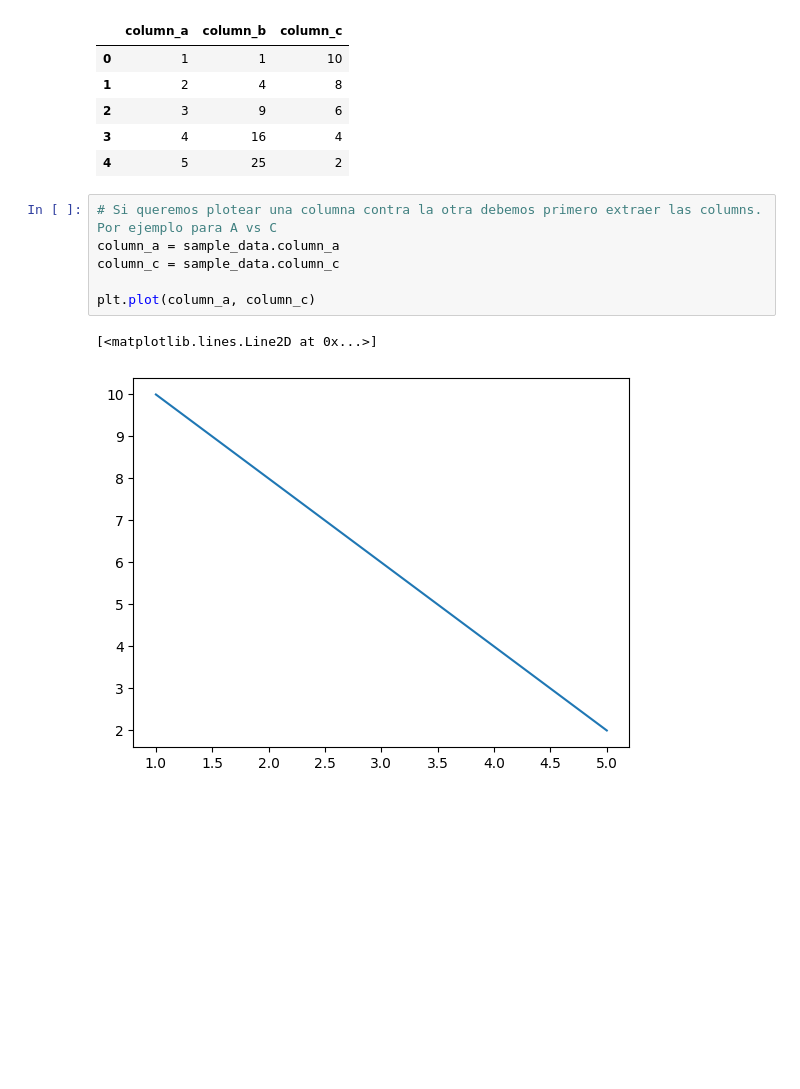
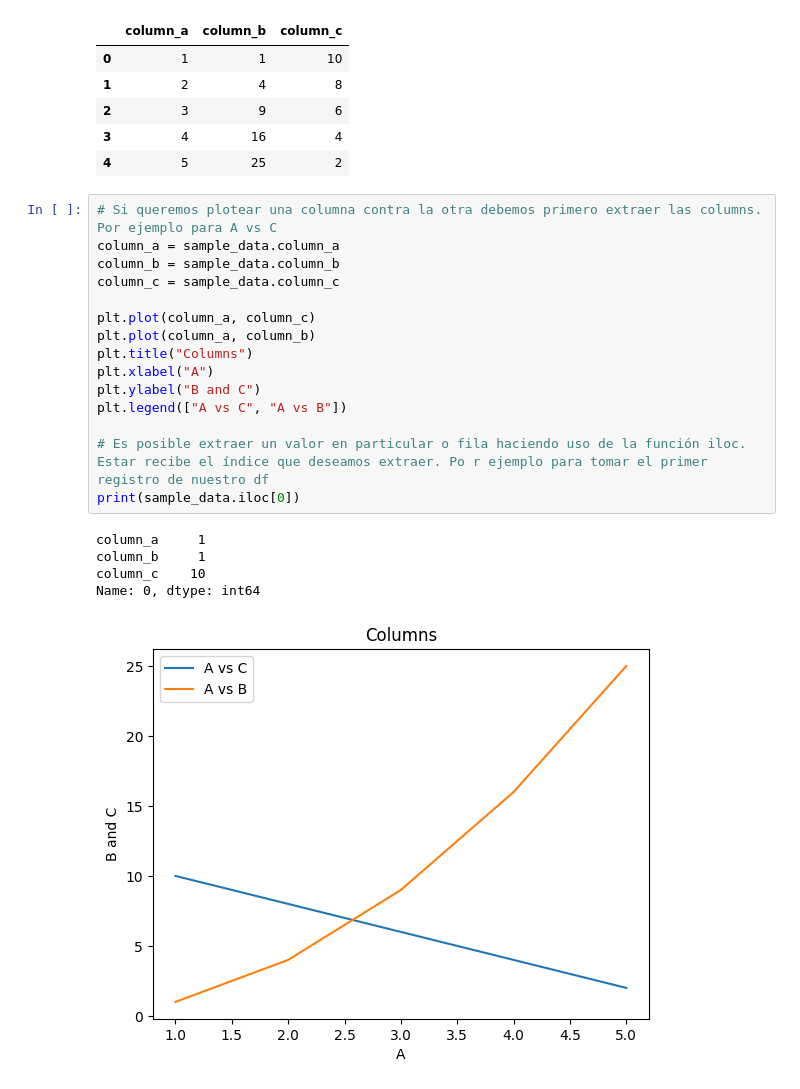
Before and after one commit to Joscord/matplotlib-tutorial, a Jupyter notebook: script.ipynb, the cells around one changed output. Drawn from its saved outputs; the diff is of its cells as text; blank space fills up the shorter version.

Commit message:
feat: add statement to plot another line. Write statements to show legend and title on the plot

```diff
--- a/script.ipynb
+++ b/script.ipynb
@@ -37,9 +37,21 @@ sample_data = pd.read_csv("./data/sample_data.csv")
 # %%
 # Si queremos plotear una columna contra la otra debemos primero extraer las columns. Por ejemplo para A vs C
 column_a = sample_data.column_a
+column_b = sample_data.column_b
 column_c = sample_data.column_c
 
 plt.plot(column_a, column_c)
+plt.plot(column_a, column_b)
+plt.title("Columns")
+plt.xlabel("A")
+plt.ylabel("B and C")
+plt.legend(["A vs C", "A vs B"])
+
+# Es posible extraer un valor en particular o fila haciendo uso de la función iloc. Estar recibe el índice que deseamos extraer. Po r ejemplo para tomar el primer registro de nuestro df
+print(sample_data.iloc[0])
 # %% [output]
-[<matplotlib.lines.Line2D at 0x...>]
+column_a     1
+column_b     1
+column_c    10
+Name: 0, dtype: int64
-[figure, old version]
+[figure, new version]
```
